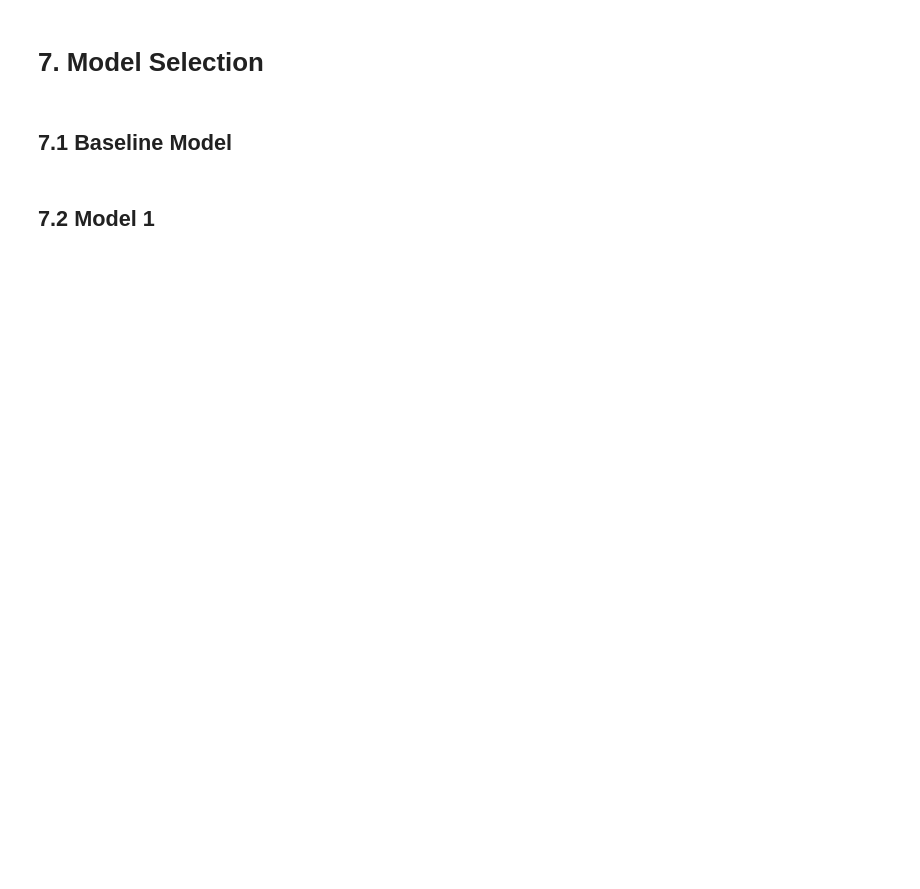
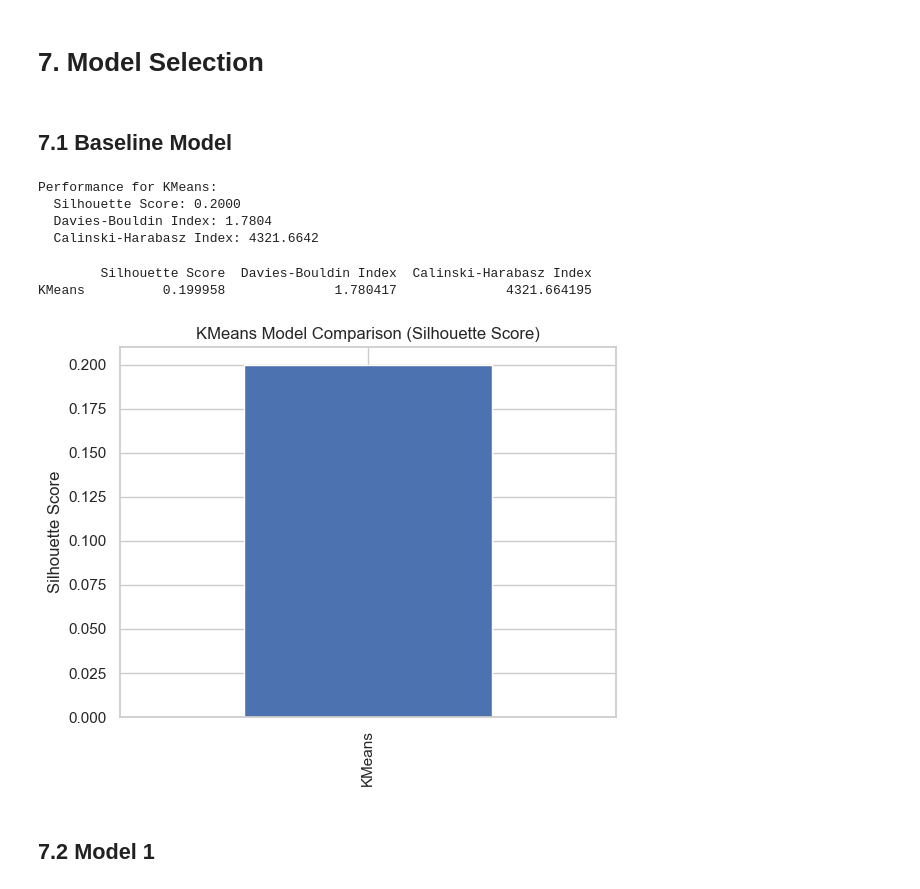
Before and after one commit to BartmossMurphy2077/MLgroupAssignement, a Jupyter notebook: notebook.ipynb, the cells around one changed output. Drawn from its saved outputs; the diff is of its cells as text; code cells hidden in the pictures; blank space fills up the shorter version.

Commit message:
Added a bunchh of models

```diff
--- a/notebook.ipynb
+++ b/notebook.ipynb
@@ -471,5 +551,56 @@ X_train, X_test = train_test_split(df, test_size=0.2, random_state=42)
 # 7. Model Selection
 # %% [markdown]
 ## 7.1 Baseline Model
+# %%
+from sklearn.cluster import KMeans
+from sklearn.metrics import silhouette_score, davies_bouldin_score, calinski_harabasz_score
+
+# Assume X_scaled is your preprocessed data (scaled features)
+
+# Initialize the KMeans model (you can adjust the number of clusters based on your problem)
+kmeans = KMeans(n_clusters=5, random_state=42)
+
+# Fit the KMeans model to the scaled data
+clusters_kmeans = kmeans.fit_predict(X_scaled)
+
+# Calculate performance metrics
+silhouette = silhouette_score(X_scaled, clusters_kmeans)
+davies_bouldin = davies_bouldin_score(X_scaled, clusters_kmeans)
+calinski_harabasz = calinski_harabasz_score(X_scaled, clusters_kmeans)
+
+# Store results in a dictionary
+performance_metrics = {
+    "KMeans": {
+        "Silhouette Score": silhouette,
+        "Davies-Bouldin Index": davies_bouldin,
+        "Calinski-Harabasz Index": calinski_harabasz
+    }
+}
+
+# Print the performance metrics for KMeans
+print("Performance for KMeans:")
+for metric, value in performance_metrics["KMeans"].items():
+    print(f"  {metric}: {value:.4f}")
+# %% [output]
+Performance for KMeans:
+  Silhouette Score: 0.2000
+  Davies-Bouldin Index: 1.7804
+  Calinski-Harabasz Index: 4321.6642
+# %%
+# Optional: Convert the performance metrics into a DataFrame for easy visualization
+import pandas as pd
+metrics_df = pd.DataFrame(performance_metrics).T
+print(metrics_df)
+# %% [output]
+        Silhouette Score  Davies-Bouldin Index  Calinski-Harabasz Index
+KMeans          0.199958              1.780417              4321.664195
+# %%
+# Now you can optionally plot the Silhouette Score for KMeans
+import matplotlib.pyplot as plt
+metrics_df['Silhouette Score'].plot(kind='bar', title="KMeans Model Comparison (Silhouette Score)")
+plt.ylabel("Silhouette Score")
+plt.show()
+# %% [output]
+[figure, added]
 # %% [markdown]
 ## 7.2 Model 1
```
Also changed, not shown: parts of 35 cells of this notebook, 1 other file.
